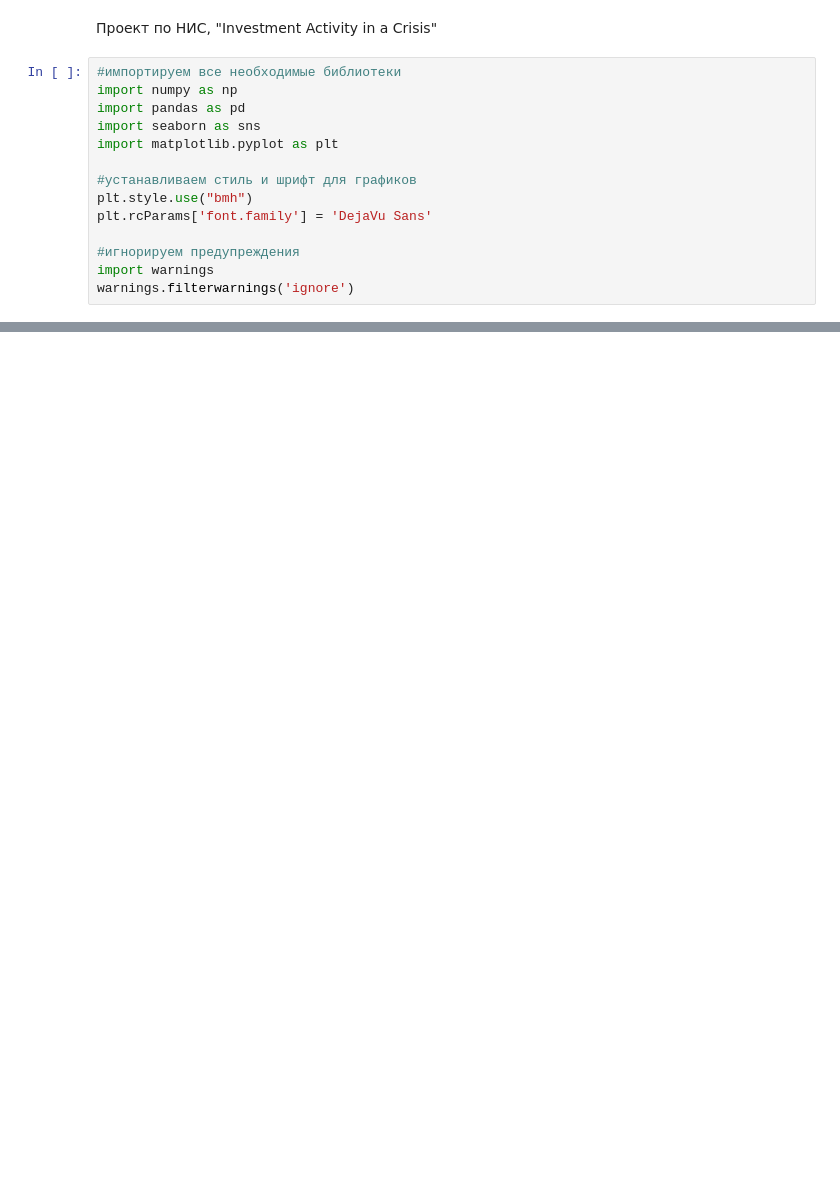
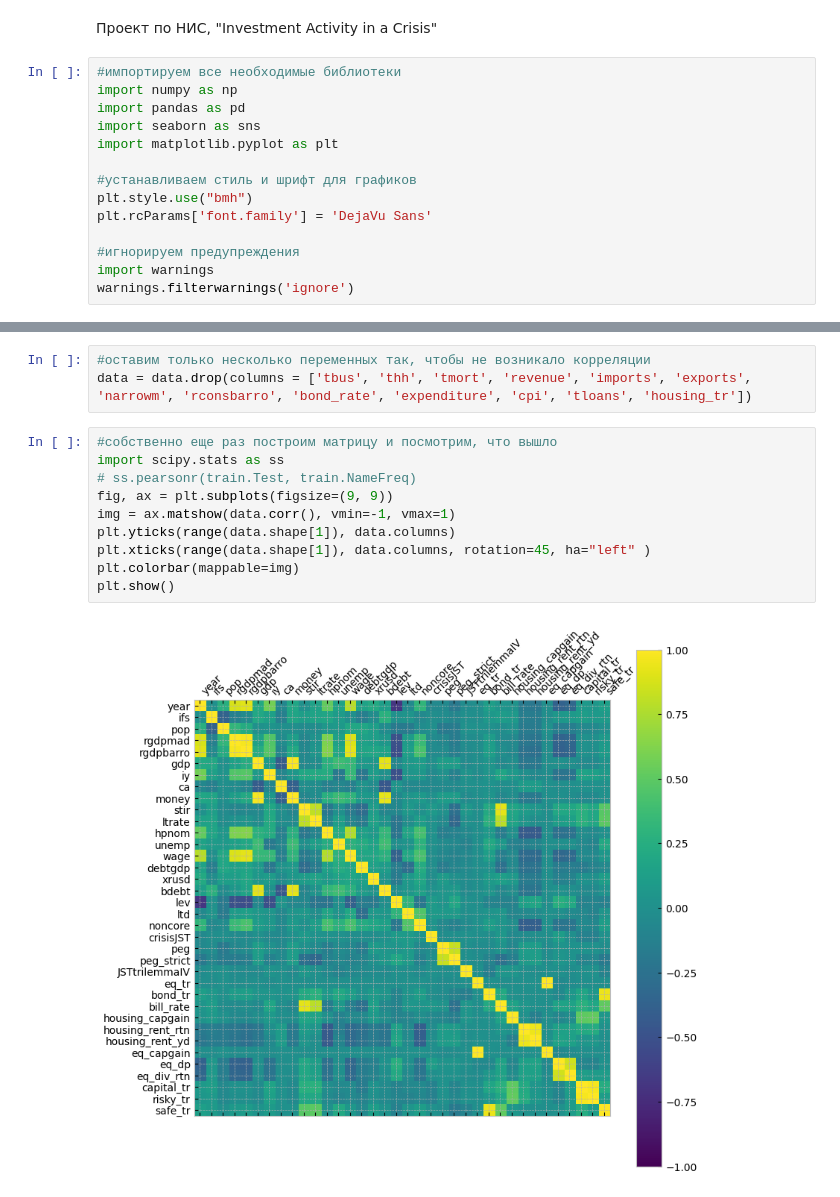
Before and after one commit to MamaAlexander/linear_reg, a Jupyter notebook: Project_Reasearch_Seminar (1).ipynb, the cells around one changed output, grey strips where cells are left out. Drawn from its saved outputs; the diff is of its cells as text; blank space fills up the shorter version.

```diff
--- a/Project_Reasearch_Seminar (1).ipynb
+++ b/Project_Reasearch_Seminar (1).ipynb
@@ -291,0 +272,15 @@ strong multicollinearity or other numerical problems.
+# %%
+#оставим только несколько переменных так, чтобы не возникало корреляции
+data = data.drop(columns = ['tbus', 'thh', 'tmort', 'revenue', 'imports', 'exports', 'narrowm', 'rconsbarro', 'bond_rate', 'expenditure', 'cpi', 'tloans', 'housing_tr'])
+# %%
+#собственно еще раз построим матрицу и посмотрим, что вышло
+import scipy.stats as ss
+# ss.pearsonr(train.Test, train.NameFreq)
+fig, ax = plt.subplots(figsize=(9, 9))
+img = ax.matshow(data.corr(), vmin=-1, vmax=1)
+plt.yticks(range(data.shape[1]), data.columns)
+plt.xticks(range(data.shape[1]), data.columns, rotation=45, ha="left" )
+plt.colorbar(mappable=img)
+plt.show()
+# %% [output]
+[figure, added]
```
Also changed, not shown: parts of 40 cells of this notebook, 1 other file.
